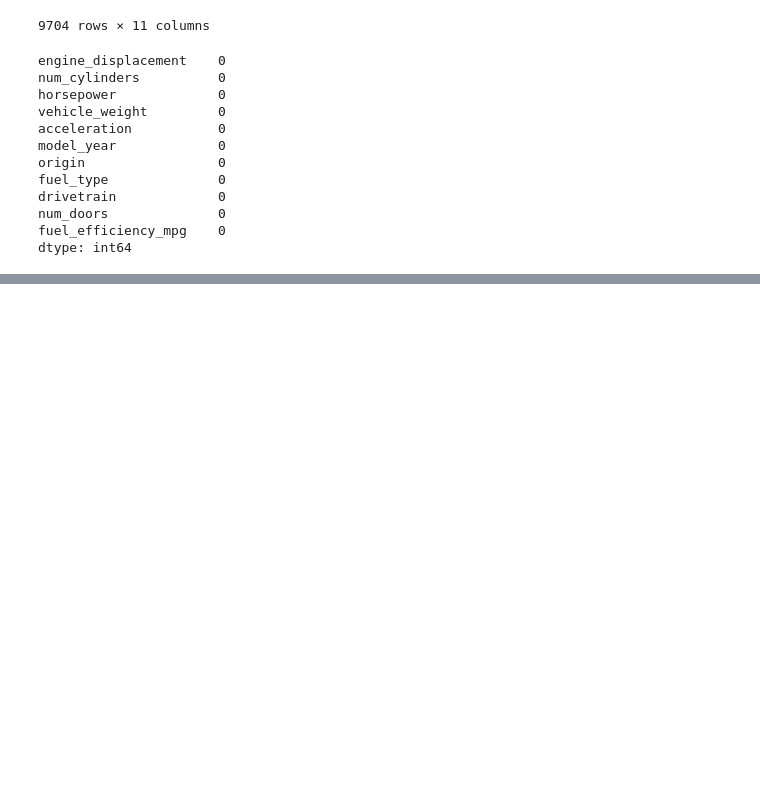
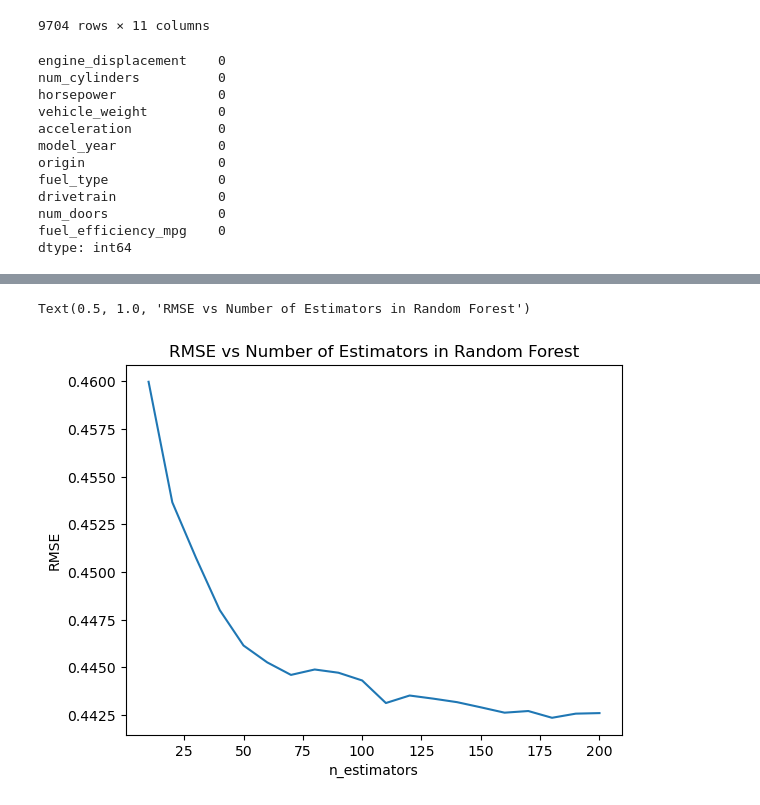
Before and after one commit to ayushsingh991399/Machine_learning_Bootcamp_2025, a Jupyter notebook: Homework_6.ipynb, the cells around one changed output, grey strips where cells are left out. Cells and saved outputs as stored; diff of their text form; code cells hidden in the pictures; blank space fills up the shorter version.

```diff
--- a/Homework_6.ipynb
+++ b/Homework_6.ipynb
@@ -108,0 +163,3 @@ test_dicts = df_test.to_dict(orient='records')
+# %%
+rf = RandomForestRegressor(n_estimators=10, random_state=1,n_jobs=-1)
+rf.fit(X_train, y_train)
@@ -108,0 +168,5 @@ test_dicts = df_test.to_dict(orient='records')
+# %%
+from sklearn.metrics import root_mean_squared_error
+
+y_pred = rf.predict(X_val)
+print("RMSE:", root_mean_squared_error(y_val, y_pred))
@@ -108,0 +189,11 @@ test_dicts = df_test.to_dict(orient='records')
+# %%
+score = []
+
+for n in range(10, 201, 10):
+    rf = RandomForestRegressor(n_estimators=n, random_state=1,n_jobs=-1)
+    rf.fit(X_train, y_train)
+    y_pred = rf.predict(X_val)
+    rmse = root_mean_squared_error(y_val, y_pred)
+    score.append((n, rmse))
+
+score
@@ -108,0 +221,10 @@ test_dicts = df_test.to_dict(orient='records')
+# %%
+score_est = pd.DataFrame(score, columns=['n_estimators', 'rmse'])
+# %%
+plt.plot(score_est.n_estimators, score_est.rmse)
+plt.xlabel('n_estimators')
+plt.ylabel('RMSE')
+plt.title('RMSE vs Number of Estimators in Random Forest')
+# %% [output]
+Text(0.5, 1.0, 'RMSE vs Number of Estimators in Random Forest')
+[figure, added]
```
Also changed, not shown: parts of 31 cells of this notebook.
